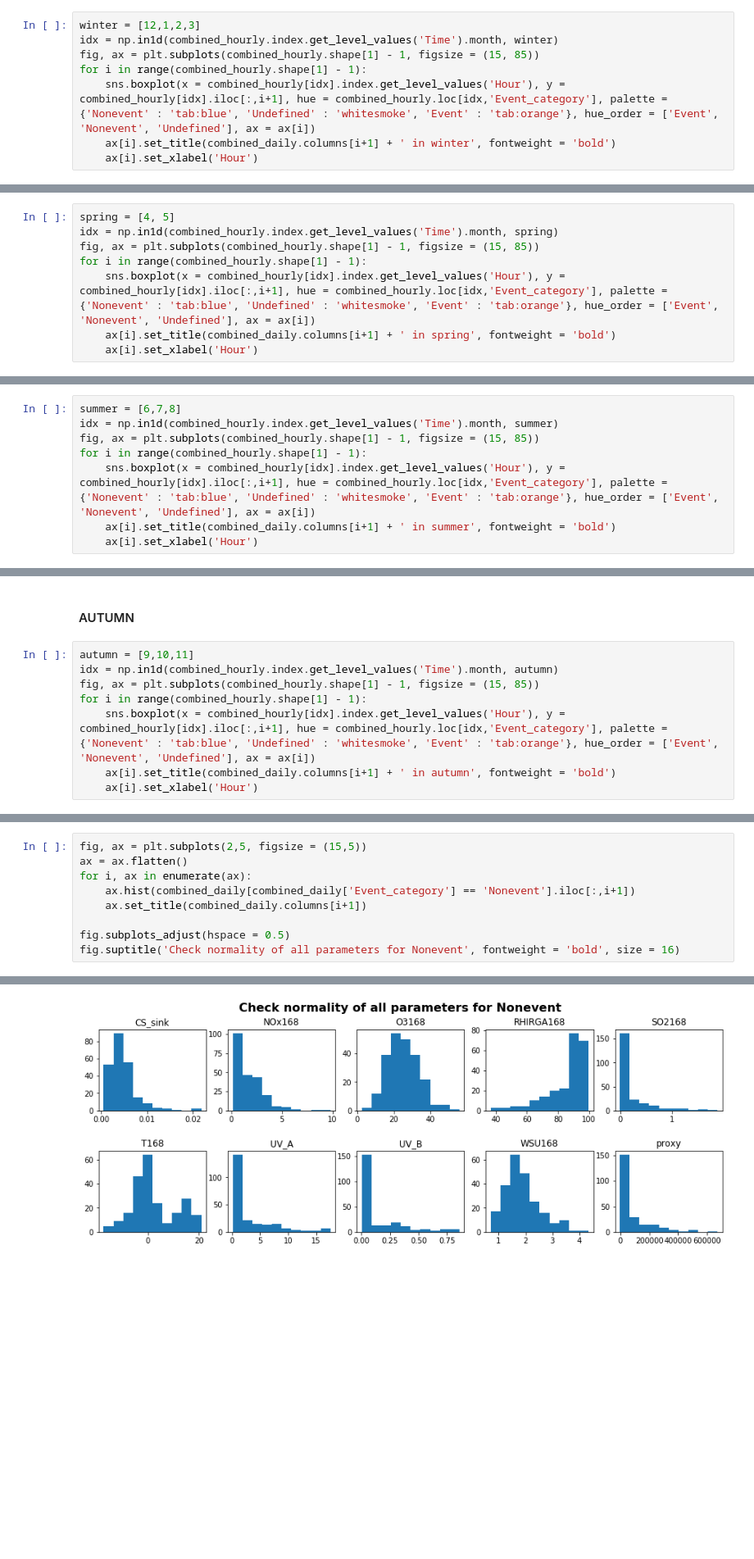
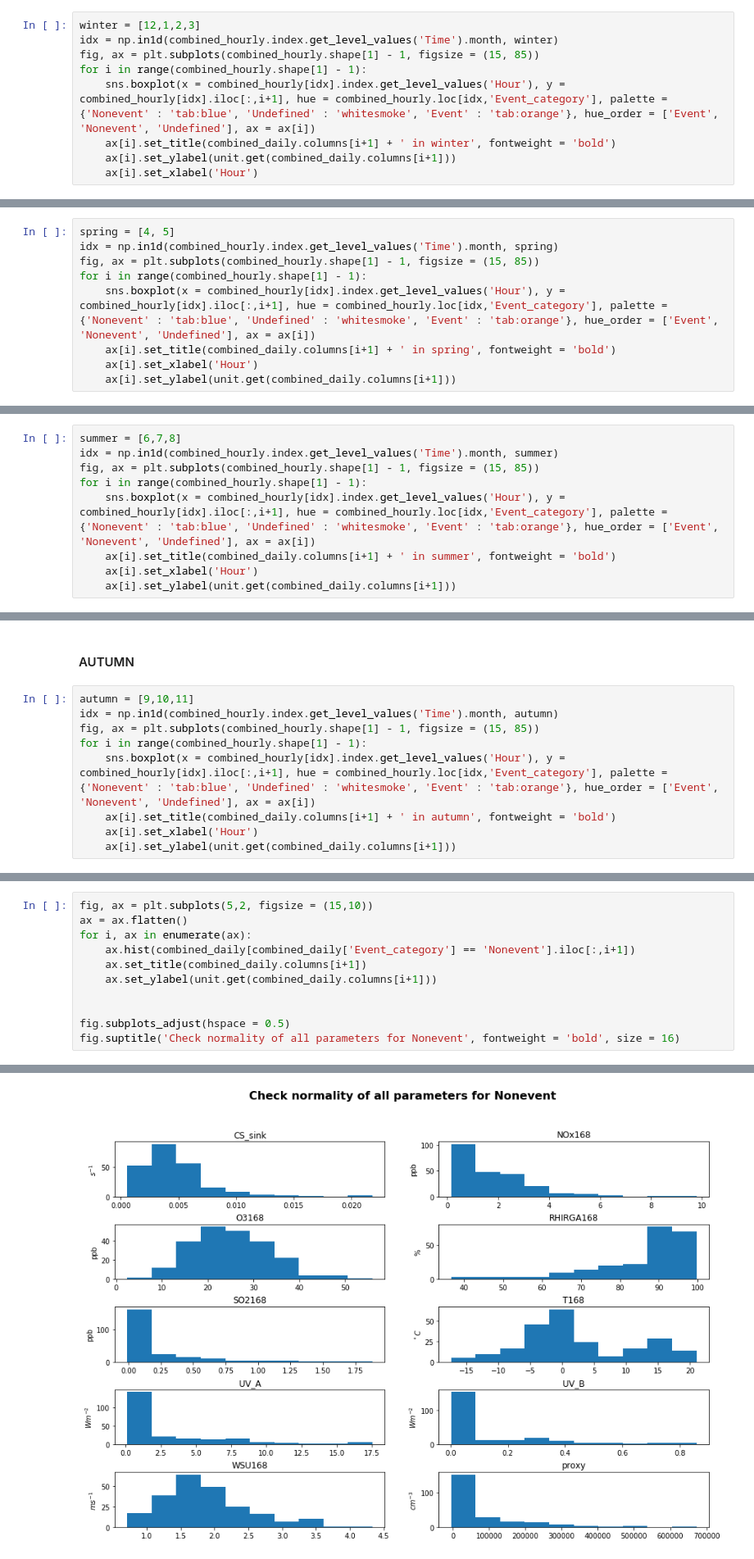
Before and after one commit to vietle94/NPF-smearII, a Jupyter notebook: Project.ipynb, the cells around one changed output, grey strips where cells are left out. Shown at 82% size. Saved outputs shown, nothing was run; the diff lists cells and outputs as text; blank space fills up the shorter version.

Commit message:
added units

```diff
--- a/Project.ipynb
+++ b/Project.ipynb
@@ -532,5 +522,6 @@ fig, ax = plt.subplots(combined_hourly.shape[1] - 1, figsize = (15, 85))
 for i in range(combined_hourly.shape[1] - 1):
     sns.boxplot(x = combined_hourly[idx].index.get_level_values('Hour'), y = combined_hourly[idx].iloc[:,i+1], hue = combined_hourly.loc[idx,'Event_category'], palette = {'Nonevent' : 'tab:blue', 'Undefined' : 'whitesmoke', 'Event' : 'tab:orange'}, hue_order = ['Event', 'Nonevent', 'Undefined'], ax = ax[i])
     ax[i].set_title(combined_daily.columns[i+1] + ' in winter', fontweight = 'bold')
+    ax[i].set_ylabel(unit.get(combined_daily.columns[i+1]))
     ax[i].set_xlabel('Hour')
 # %% [output]
@@ -545,4 +536,5 @@ for i in range(combined_hourly.shape[1] - 1):
     sns.boxplot(x = combined_hourly[idx].index.get_level_values('Hour'), y = combined_hourly[idx].iloc[:,i+1], hue = combined_hourly.loc[idx,'Event_category'], palette = {'Nonevent' : 'tab:blue', 'Undefined' : 'whitesmoke', 'Event' : 'tab:orange'}, hue_order = ['Event', 'Nonevent', 'Undefined'], ax = ax[i])
     ax[i].set_title(combined_daily.columns[i+1] + ' in spring', fontweight = 'bold')
     ax[i].set_xlabel('Hour')
+    ax[i].set_ylabel(unit.get(combined_daily.columns[i+1]))
 # %% [output]
@@ -557,4 +549,5 @@ for i in range(combined_hourly.shape[1] - 1):
     sns.boxplot(x = combined_hourly[idx].index.get_level_values('Hour'), y = combined_hourly[idx].iloc[:,i+1], hue = combined_hourly.loc[idx,'Event_category'], palette = {'Nonevent' : 'tab:blue', 'Undefined' : 'whitesmoke', 'Event' : 'tab:orange'}, hue_order = ['Event', 'Nonevent', 'Undefined'], ax = ax[i])
     ax[i].set_title(combined_daily.columns[i+1] + ' in summer', fontweight = 'bold')
     ax[i].set_xlabel('Hour')
+    ax[i].set_ylabel(unit.get(combined_daily.columns[i+1]))
 # %% [output]
@@ -569,4 +562,5 @@ for i in range(combined_hourly.shape[1] - 1):
     sns.boxplot(x = combined_hourly[idx].index.get_level_values('Hour'), y = combined_hourly[idx].iloc[:,i+1], hue = combined_hourly.loc[idx,'Event_category'], palette = {'Nonevent' : 'tab:blue', 'Undefined' : 'whitesmoke', 'Event' : 'tab:orange'}, hue_order = ['Event', 'Nonevent', 'Undefined'], ax = ax[i])
     ax[i].set_title(combined_daily.columns[i+1] + ' in autumn', fontweight = 'bold')
     ax[i].set_xlabel('Hour')
+    ax[i].set_ylabel(unit.get(combined_daily.columns[i+1]))
 # %% [output]
@@ -574,15 +568,17 @@ for i in range(combined_hourly.shape[1] - 1):
 # %% [markdown]
 # Check normality assumptions of all parameters for each Event category
 # %%
-fig, ax = plt.subplots(2,5, figsize = (15,5))
+fig, ax = plt.subplots(5,2, figsize = (15,10))
 ax = ax.flatten()
 for i, ax in enumerate(ax):
     ax.hist(combined_daily[combined_daily['Event_category'] == 'Nonevent'].iloc[:,i+1])
     ax.set_title(combined_daily.columns[i+1])
+    ax.set_ylabel(unit.get(combined_daily.columns[i+1]))
+
 
 fig.subplots_adjust(hspace = 0.5)
 fig.suptitle('Check normality of all parameters for Nonevent', fontweight = 'bold', size = 16)
 # %% [output]
 Text(0.5, 0.98, 'Check normality of all parameters for Nonevent')
-[figure, old version]
+[figure, new version]
 # %%
```
Also changed, not shown: parts of 15 cells of this notebook.
